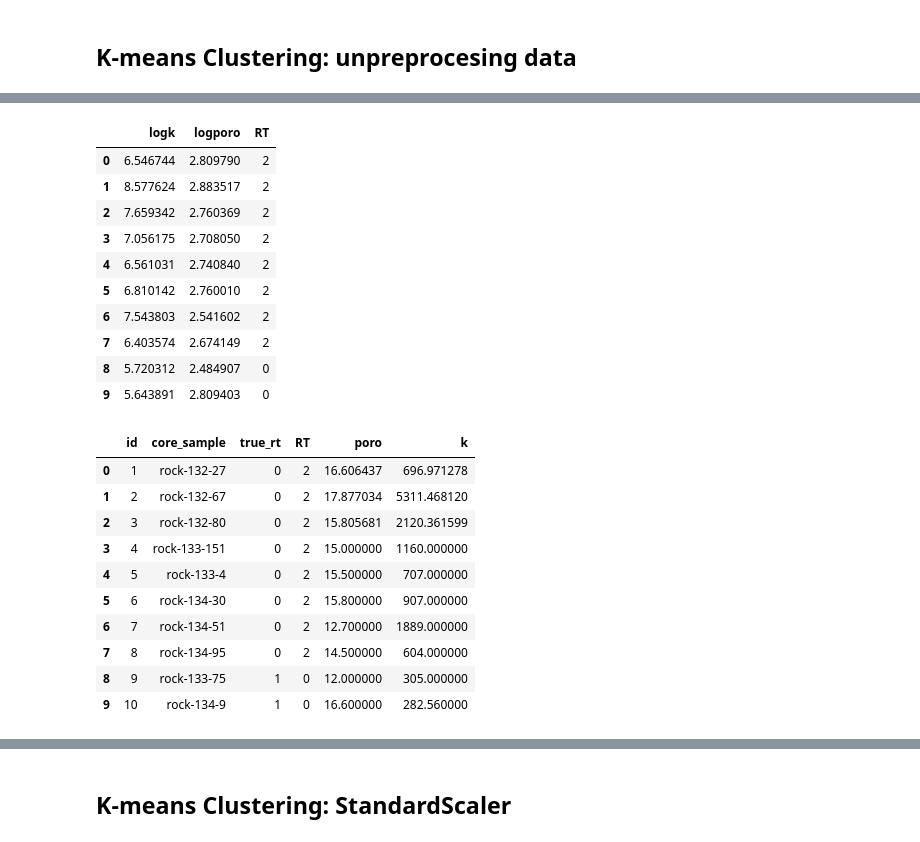
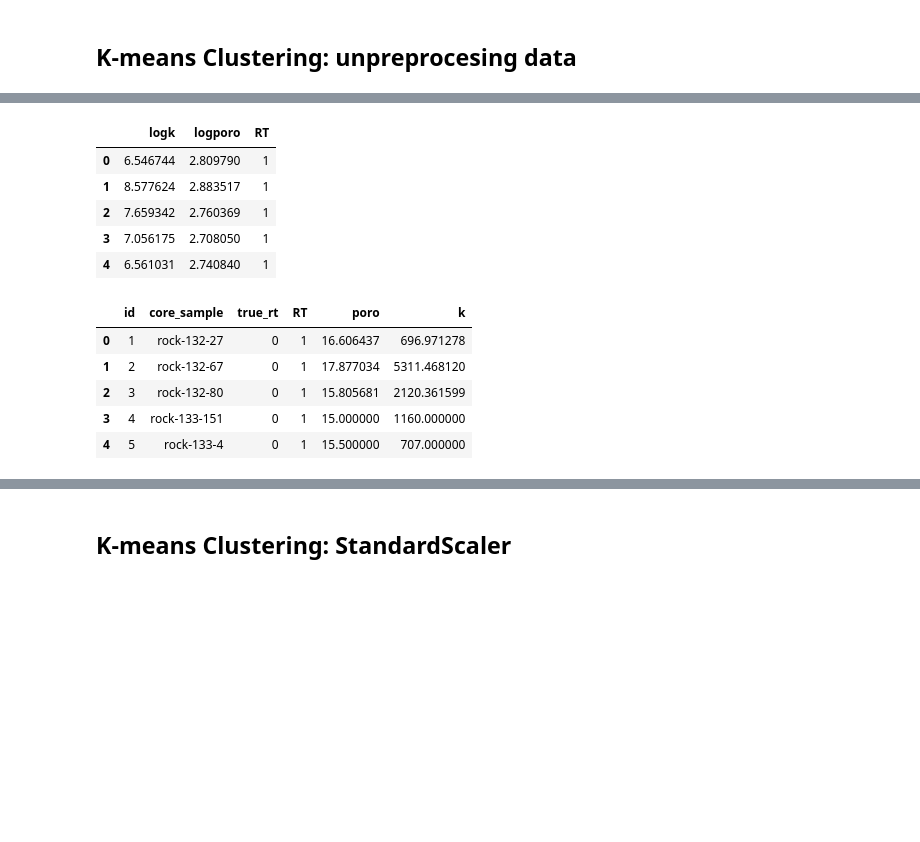
Before and after one commit to perezjgg/PuKnow, a Jupyter notebook: Python/Clustering_RockType_Classification.ipynb, the cells around one changed output, grey strips where cells are left out. Cells and saved outputs as stored; diff of their text form; code cells hidden in the pictures; blank space fills up the shorter version.

```diff
--- a/Python/Clustering_RockType_Classification.ipynb
+++ b/Python/Clustering_RockType_Classification.ipynb
@@ -144,33 +138,23 @@ No handles with labels found to put in legend.
 # %%
 df_log.insert(2,"RT",k_means_labels,True)
-df_log.head(10)
+df_log.head()
 # %% [output]
 |  | logk | logporo | RT |
-| 0 | 6.546744 | 2.809790 | 2 |
-| 1 | 8.577624 | 2.883517 | 2 |
-| 2 | 7.659342 | 2.760369 | 2 |
-| 3 | 7.056175 | 2.708050 | 2 |
-| 4 | 6.561031 | 2.740840 | 2 |
-| 5 | 6.810142 | 2.760010 | 2 |
-| 6 | 7.543803 | 2.541602 | 2 |
-| 7 | 6.403574 | 2.674149 | 2 |
-| 8 | 5.720312 | 2.484907 | 0 |
-| 9 | 5.643891 | 2.809403 | 0 |
+| 0 | 6.546744 | 2.809790 | 1 |
+| 1 | 8.577624 | 2.883517 | 1 |
+| 2 | 7.659342 | 2.760369 | 1 |
+| 3 | 7.056175 | 2.708050 | 1 |
+| 4 | 6.561031 | 2.740840 | 1 |
 # %%
 df.insert(3,"RT",k_means_labels,True)
-df.head(10)
+df.head()
 # %% [output]
 |  | id | core_sample | true_rt | RT | poro | k |
-| 0 | 1 | rock-132-27 | 0 | 2 | 16.606437 | 696.971278 |
-| 1 | 2 | rock-132-67 | 0 | 2 | 17.877034 | 5311.468120 |
-| 2 | 3 | rock-132-80 | 0 | 2 | 15.805681 | 2120.361599 |
-| 3 | 4 | rock-133-151 | 0 | 2 | 15.000000 | 1160.000000 |
-| 4 | 5 | rock-133-4 | 0 | 2 | 15.500000 | 707.000000 |
-| 5 | 6 | rock-134-30 | 0 | 2 | 15.800000 | 907.000000 |
-| 6 | 7 | rock-134-51 | 0 | 2 | 12.700000 | 1889.000000 |
-| 7 | 8 | rock-134-95 | 0 | 2 | 14.500000 | 604.000000 |
-| 8 | 9 | rock-133-75 | 1 | 0 | 12.000000 | 305.000000 |
-| 9 | 10 | rock-134-9 | 1 | 0 | 16.600000 | 282.560000 |
+| 0 | 1 | rock-132-27 | 0 | 1 | 16.606437 | 696.971278 |
+| 1 | 2 | rock-132-67 | 0 | 1 | 17.877034 | 5311.468120 |
+| 2 | 3 | rock-132-80 | 0 | 1 | 15.805681 | 2120.361599 |
+| 3 | 4 | rock-133-151 | 0 | 1 | 15.000000 | 1160.000000 |
+| 4 | 5 | rock-133-4 | 0 | 1 | 15.500000 | 707.000000 |
 # %%
 # calculate distortion for a range of number of cluster
 inertia_R = []
```
Also changed, not shown: parts of 31 cells of this notebook.
